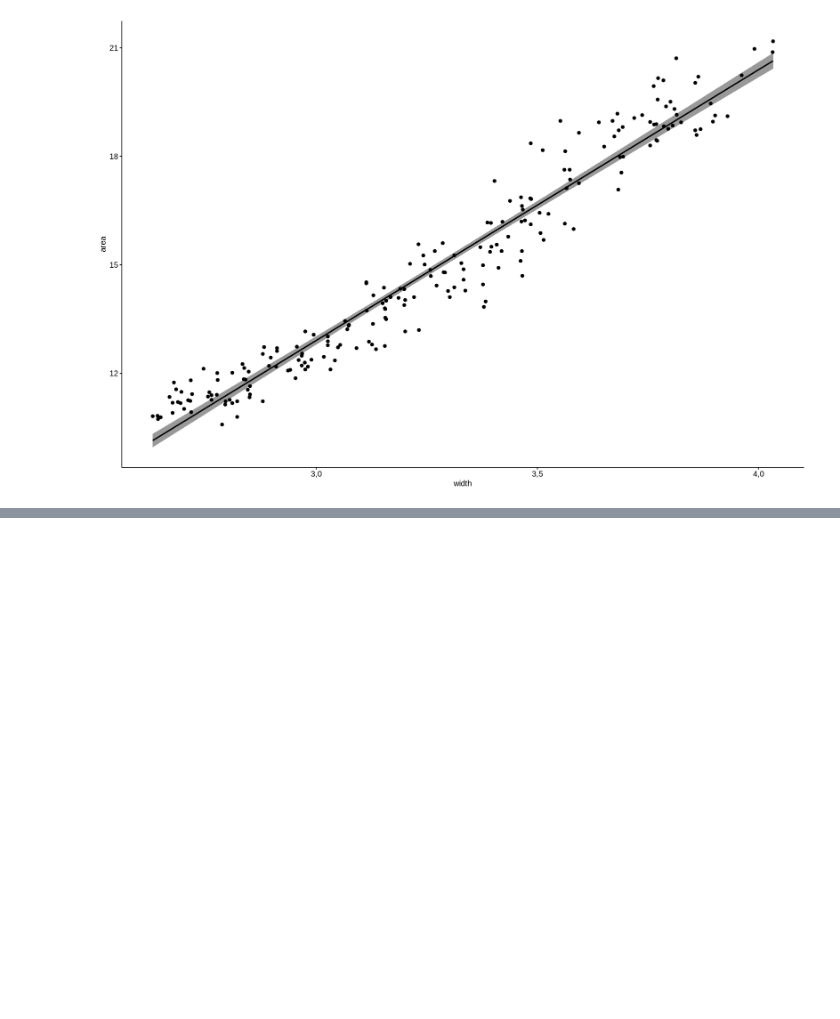
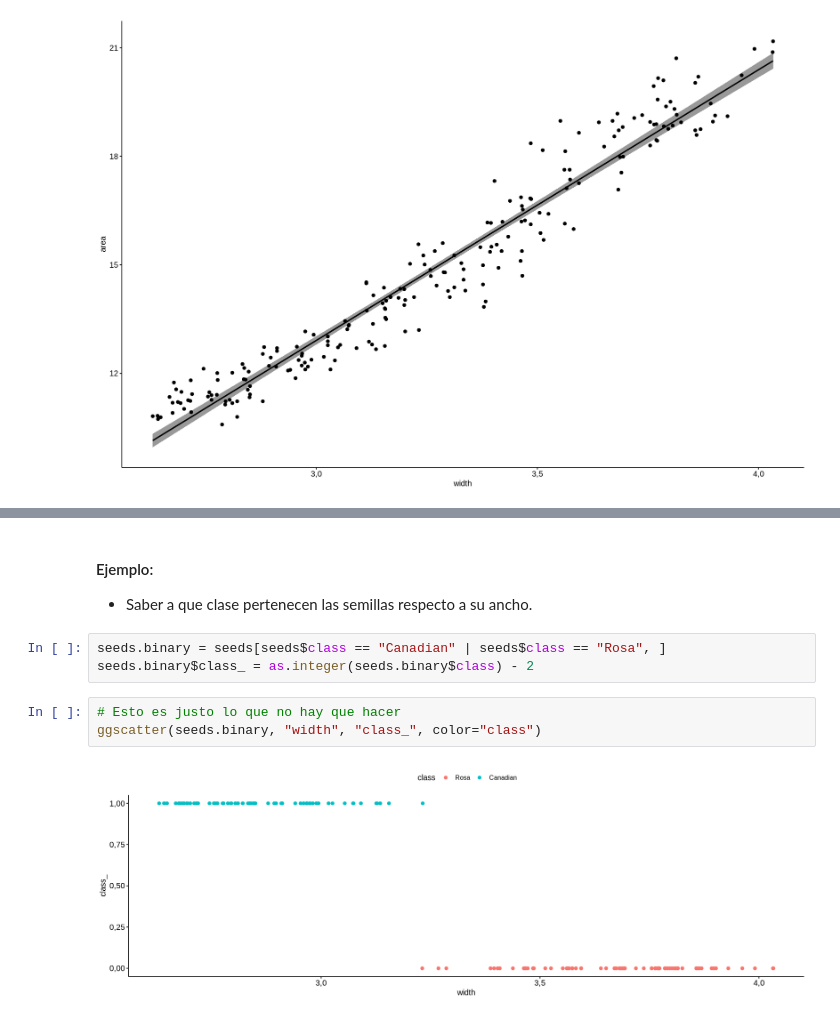
Before and after one commit to JavierArredondo/INFO-USACH-13222-AY, a Jupyter notebook: 0_introduccion.ipynb, the cells around one changed output, grey strips where cells are left out. Drawn from its saved outputs; the diff is of its cells as text; blank space fills up the shorter version.

Commit message:
CHG: Falta problema tipo pep en clase de introducción

```diff
--- a/0_introduccion.ipynb
+++ b/0_introduccion.ipynb
@@ -266,0 +339,11 @@ ggscatter(seeds,
+# %% [markdown]
+#### Ejemplo:
+- Saber a que clase pertenecen las semillas respecto a su ancho.
+# %%
+seeds.binary = seeds[seeds$class == "Canadian" | seeds$class == "Rosa", ]
+seeds.binary$class_ = as.integer(seeds.binary$class) - 2
+# %%
+# Esto es justo lo que no hay que hacer
+ggscatter(seeds.binary, "width", "class_", color="class")
+# %% [output]
+[figure, added]
```
Also changed, not shown: parts of 16 cells of this notebook.
